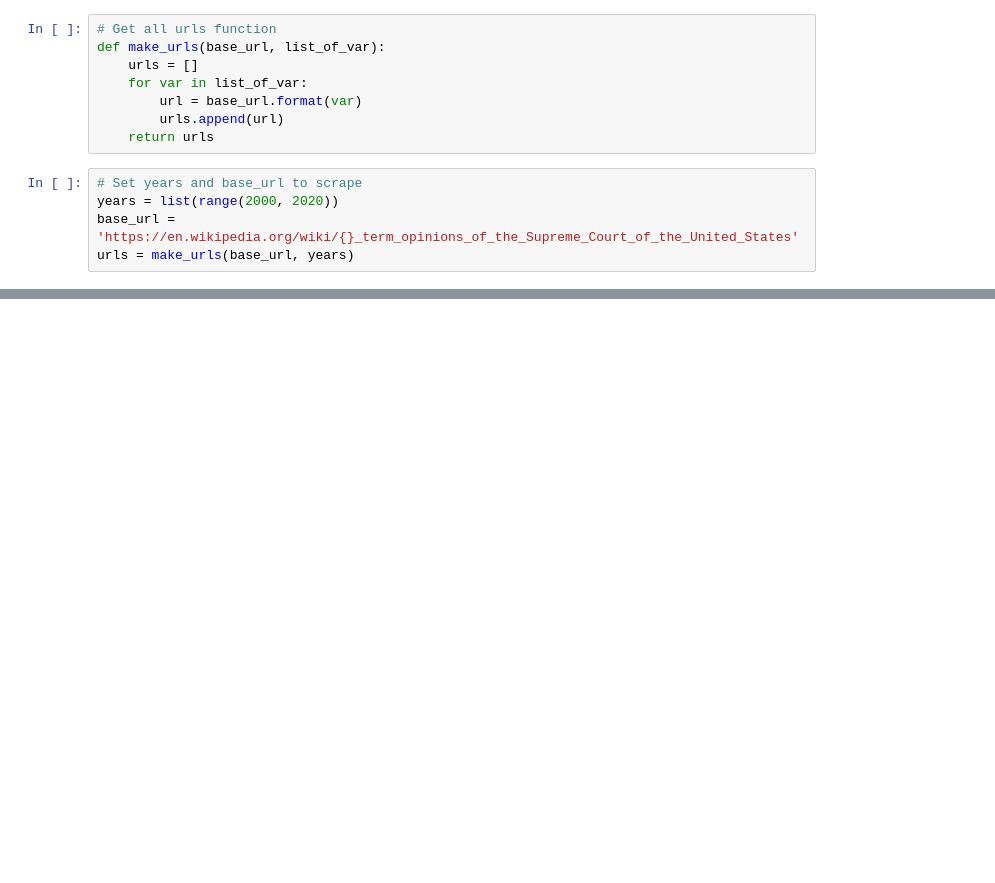
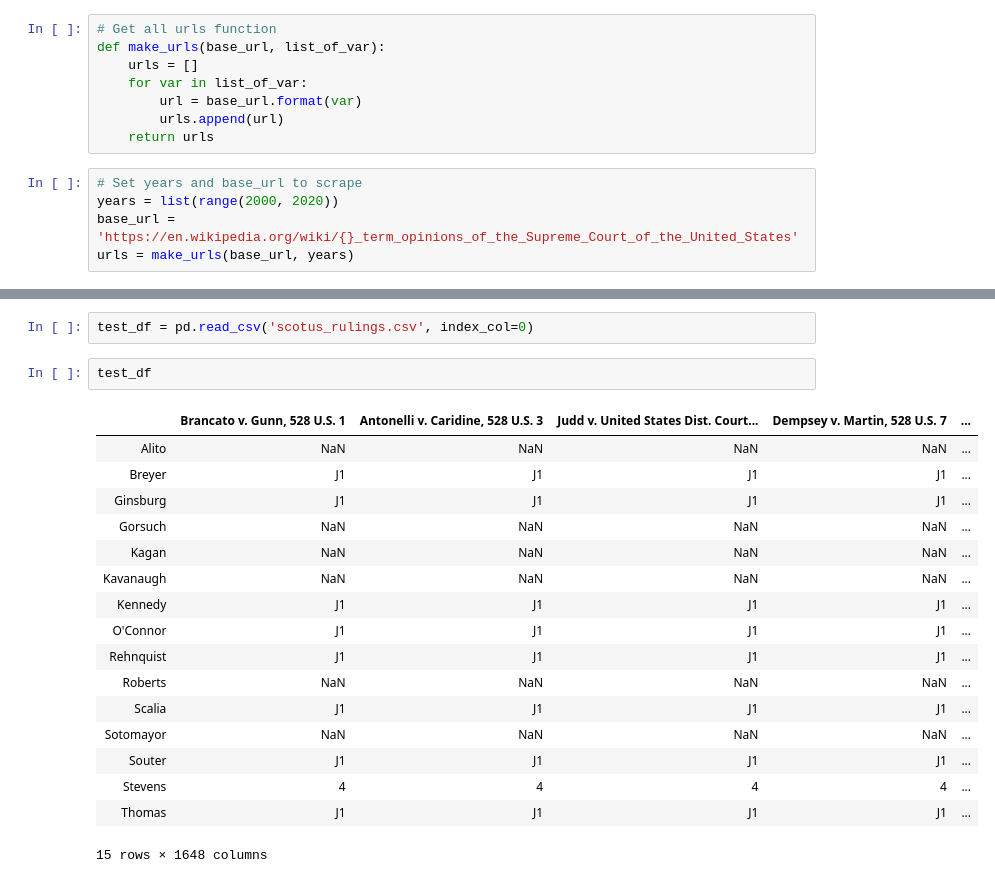
Before and after one commit to wplam107/scotus_rulings, a Jupyter notebook: scrape_notebook.ipynb, the cells around one changed output, grey strips where cells are left out. Saved outputs shown, nothing was run; the diff lists cells and outputs as text; blank space fills up the shorter version.

```diff
--- a/scrape_notebook.ipynb
+++ b/scrape_notebook.ipynb
@@ -148,0 +168,22 @@ df.to_csv('scotus_rulings.csv')
+# %%
+test_df = pd.read_csv('scotus_rulings.csv', index_col=0)
+# %%
+test_df
+# %% [output]
+|  | Brancato v. Gunn, 528 U.S. 1 | Antonelli v. Caridine, 528 U.S. 3 | Judd v. United States Dist. Court... | Dempsey v. Martin, 528 U.S. 7 | ... |
+| Alito | NaN | NaN | NaN | NaN | ... |
+| Breyer | J1 | J1 | J1 | J1 | ... |
+| Ginsburg | J1 | J1 | J1 | J1 | ... |
+| Gorsuch | NaN | NaN | NaN | NaN | ... |
+| Kagan | NaN | NaN | NaN | NaN | ... |
+| Kavanaugh | NaN | NaN | NaN | NaN | ... |
+| Kennedy | J1 | J1 | J1 | J1 | ... |
+| O'Connor | J1 | J1 | J1 | J1 | ... |
+| Rehnquist | J1 | J1 | J1 | J1 | ... |
+| Roberts | NaN | NaN | NaN | NaN | ... |
+| Scalia | J1 | J1 | J1 | J1 | ... |
+| Sotomayor | NaN | NaN | NaN | NaN | ... |
+| Souter | J1 | J1 | J1 | J1 | ... |
+| Stevens | 4 | 4 | 4 | 4 | ... |
+| Thomas | J1 | J1 | J1 | J1 | ... |
+15 rows × 1648 columns
```
Also changed, not shown: parts of 3 cells of this notebook, 2 other files.
